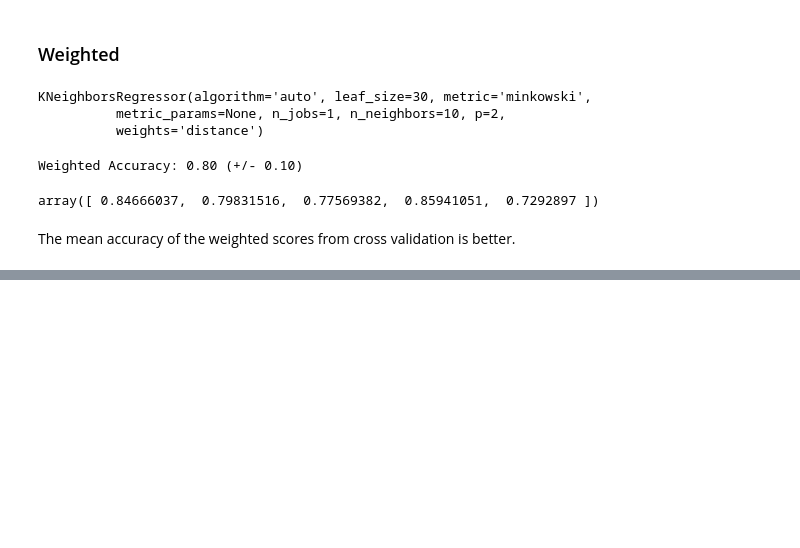
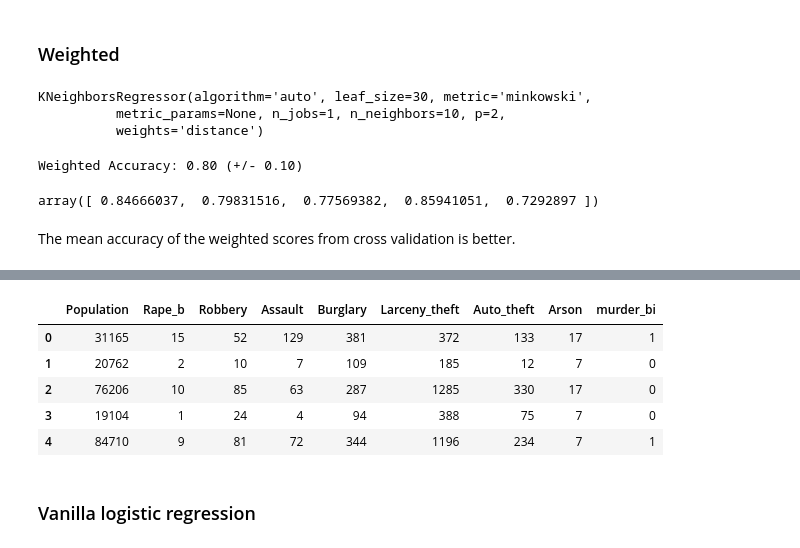
Before and after one commit to jlinGG/Thinkful-DS-Bootcamp, a Jupyter notebook: California-2013-crime-data.ipynb, the cells around one changed output, grey strips where cells are left out. Cells and saved outputs as stored; diff of their text form; code cells hidden in the pictures; blank space fills up the shorter version.

Commit message:
Adding Challenge 3.3.4
Logistic, Ridge and Lasso regressions

```diff
--- a/California-2013-crime-data.ipynb
+++ b/California-2013-crime-data.ipynb
@@ -425,0 +462,9 @@ OLS is a parametric modelling method.  We can use the coefficents of the paramet
+# %%
+df3.head()
+# %% [output]
+|  | Population | Rape_b | Robbery | Assault | Burglary | Larceny_theft | Auto_theft | Arson | murder_bi |
+| 0 | 31165 | 15 | 52 | 129 | 381 | 372 | 133 | 17 | 1 |
+| 1 | 20762 | 2 | 10 | 7 | 109 | 185 | 12 | 7 | 0 |
+| 2 | 76206 | 10 | 85 | 63 | 287 | 1285 | 330 | 17 | 0 |
+| 3 | 19104 | 1 | 24 | 4 | 94 | 388 | 75 | 7 | 0 |
+| 4 | 84710 | 9 | 81 | 72 | 344 | 1196 | 234 | 7 | 1 |
@@ -425,0 +477,2 @@ OLS is a parametric modelling method.  We can use the coefficents of the paramet
+# %% [markdown]
+### Vanilla logistic regression
```
Also changed, not shown: parts of 18 cells of this notebook.
